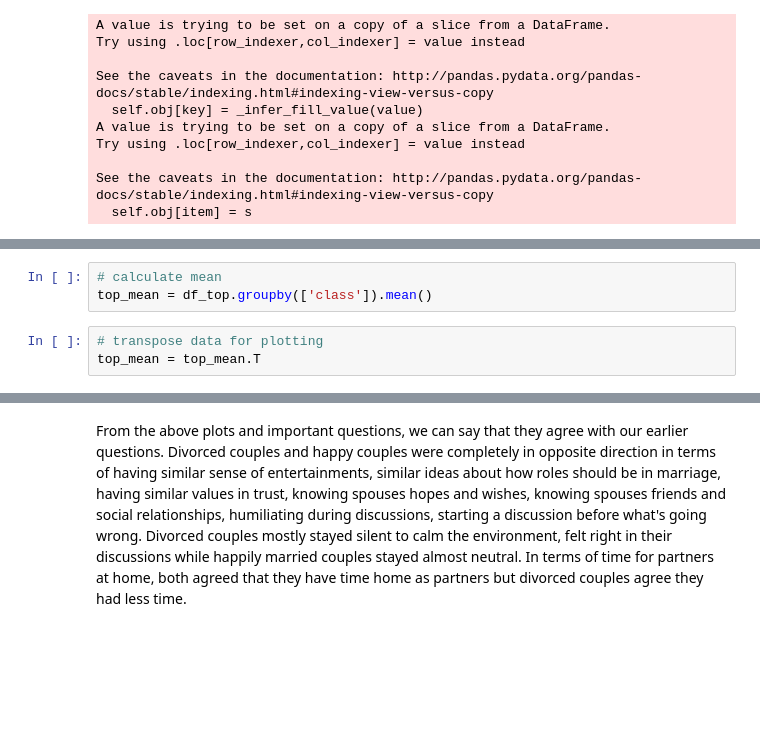
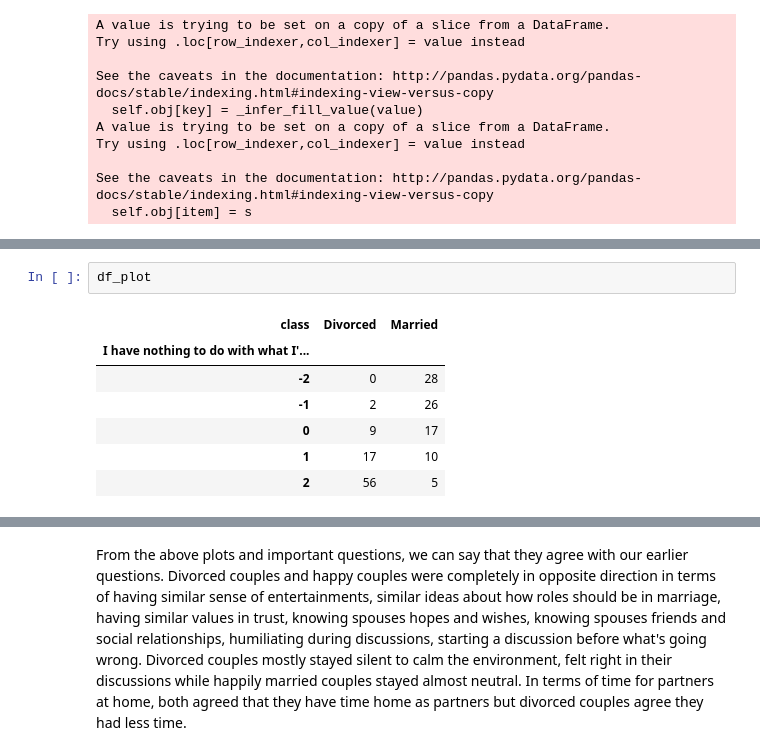
Before and after one commit to ranamahmud/write-a-data-science-blog-post-udacity, a Jupyter notebook: Project 1 Write A Data Science Blog Post.ipynb, the cells around one changed output, grey strips where cells are left out. Saved outputs shown, nothing was run; the diff lists cells and outputs as text; blank space fills up the shorter version.

```diff
--- a/Project 1 Write A Data Science Blog Post.ipynb
+++ b/Project 1 Write A Data Science Blog Post.ipynb
@@ -543,12 +554,16 @@ df_top.head()
 | 2 | 0 | 1 | 1 | -2 | ... |
 | 3 | 1 | 1 | 1 | -1 | ... |
 | 4 | -1 | -1 | -1 | -2 | ... |
-# %%
-# calculate mean
-top_mean = df_top.groupby(['class']).mean()
-# %%
-# transpose data for plotting
-top_mean = top_mean.T
+# %%
+df_plot
+# %% [output]
+| class | Divorced | Married |
+| I have nothing to do with what I'... |  |  |
+| -2 | 0 | 28 |
+| -1 | 2 | 26 |
+| 0 | 9 | 17 |
+| 1 | 17 | 10 |
+| 2 | 56 | 5 |
 # %%
 top_questions
 # %% [output]
```
Also changed, not shown: parts of 24 cells of this notebook.
